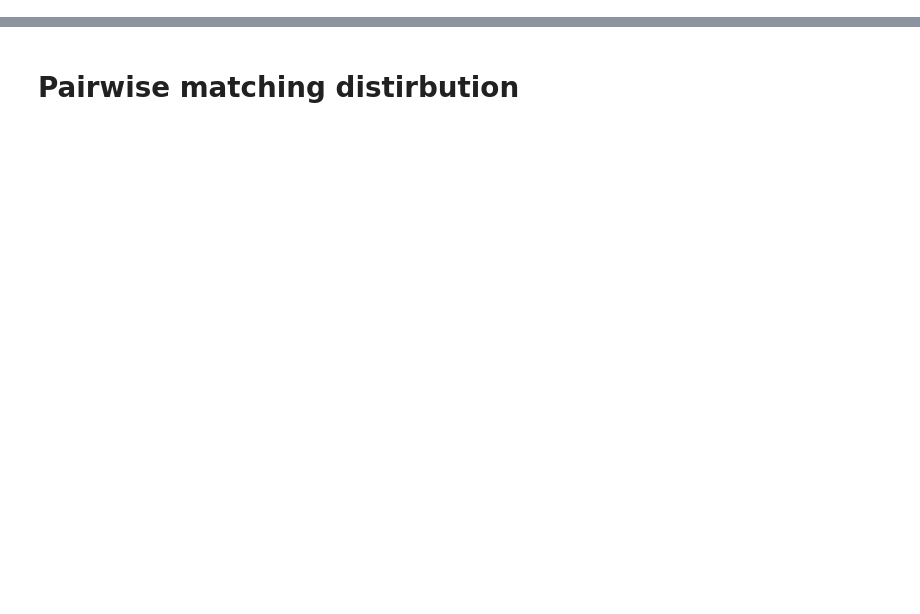
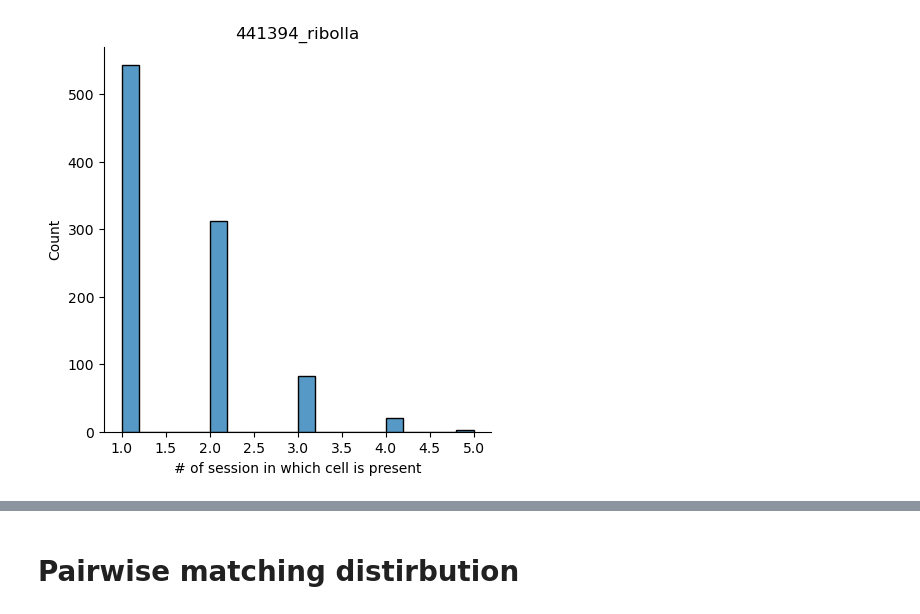
Before and after one commit to NeuroNetMem/pipeline_2p, a Jupyter notebook: pipeline/multisession_registration.ipynb, the cells around one changed output, grey strips where cells are left out. Drawn from its saved outputs; the diff is of its cells as text; code cells hidden in the pictures; blank space fills up the shorter version.

Commit message:
added multisession registration

```diff
--- a/pipeline/multisession_registration.ipynb
+++ b/pipeline/multisession_registration.ipynb
@@ -54,0 +56,18 @@ Fraction matched: 0.184
+# %%
+data_path = Path("/ceph/imaging1/davide/2p_data/eq_luminance/")
+sessions = {'441406_fiano':['20230301','20230306','20230307','20230308','20230309','20230315','20230316','20230317','20230320','20230321'],
+            '441394_ribolla':['20230301','20230306','20230307','20230308','20230309','20230315','20230316','20230317','20230320','20230321']
+           }
+# %%
+spatial = []
+dims = []
+templates = []
+animal = '441394_ribolla'
+for date in sessions[animal]:
+
+    cnmf = load_CNMF(data_path.joinpath(f'{animal}/{date}/cnmf.hdf5'))
+    with open(data_path.joinpath(f'{animal}/{date}/metrics.pickle'),'rb') as pfile:
+        metrics = pickle.load(pfile)
+    spatial.append(cnmf.estimates.A[:,cnmf.estimates.idx_components])
+    dims.append(cnmf.dims)
+    templates.append(np.asarray(metrics['corr_image']))
@@ -54,0 +82,11 @@ Fraction matched: 0.184
+# %%
+spatial_union, assignments, matchings = register_multisession(A=spatial, dims=dims[0], templates=templates)
+# %%
+cell_frequency = np.sum(~np.isnan(assignments), axis=1)
+plt.figure(figsize=(5,5))
+plt.title(f'{animal}')
+sns.histplot(cell_frequency)
+plt.xlabel('# of session in which cell is present')
+sns.despine()
+# %% [output]
+[figure, added]
```
Also changed, not shown: parts of 14 cells of this notebook.
